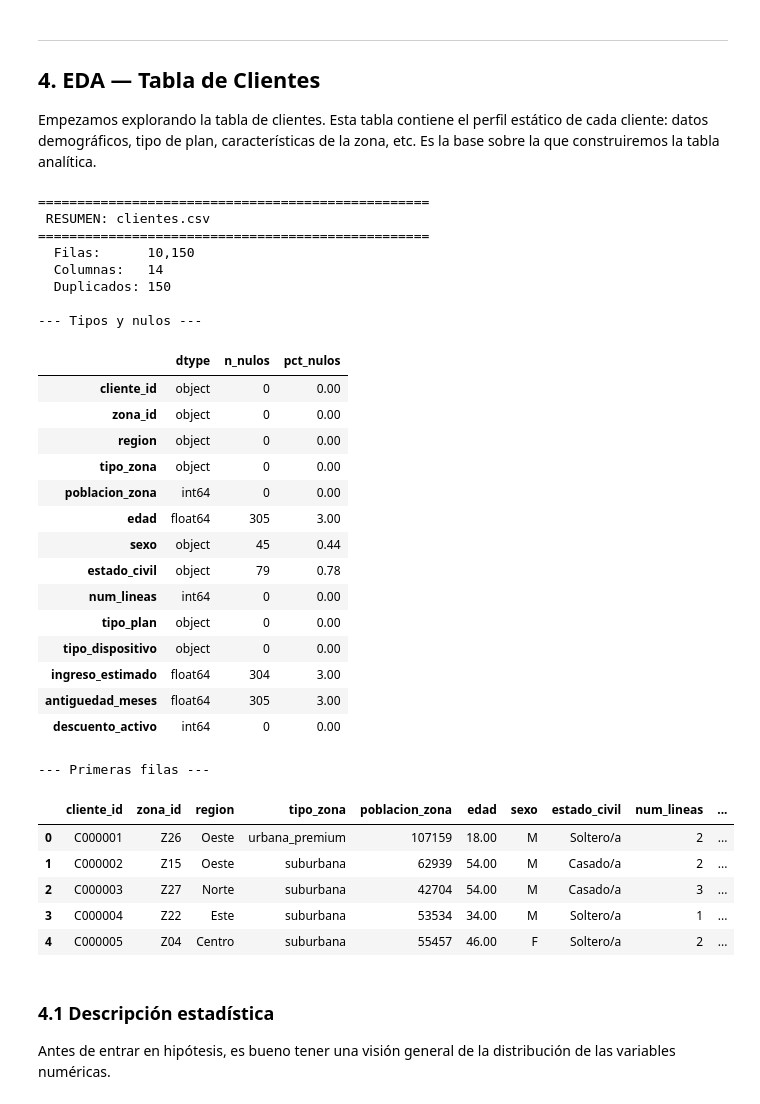
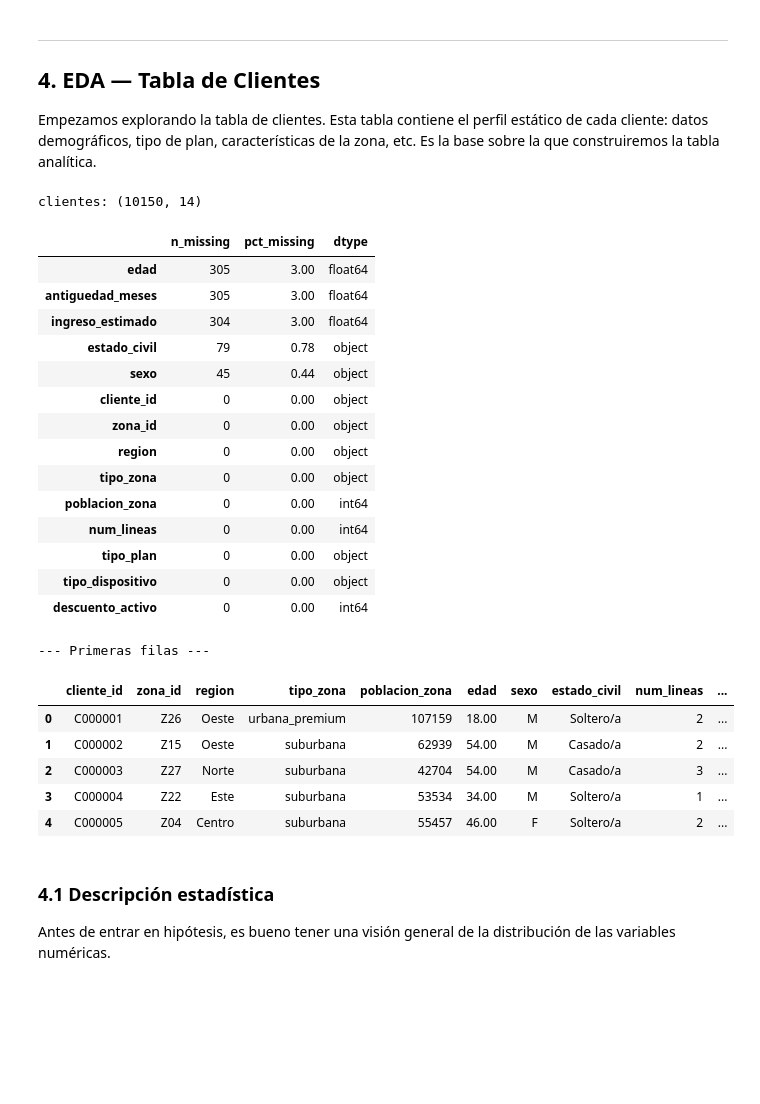
Before and after one commit to jasanhon/UCV-Churn, a Jupyter notebook: notebooks/EDA_Cliente_Soporte_Churn.ipynb, the cells around one changed output. Cells and saved outputs as stored; diff of their text form; code cells hidden in the pictures; blank space fills up the shorter version.

```diff
--- a/notebooks/EDA_Cliente_Soporte_Churn.ipynb
+++ b/notebooks/EDA_Cliente_Soporte_Churn.ipynb
@@ -124,21 +82,12 @@ Funciones auxiliares definidas correctamente
 # %% [markdown]
 ## 3. Carga de datos
 # %%
-path_clientes = '../data/raw/clientes.csv'
-path_churn = '../data/raw/churn_target.csv'
-path_soporte = '../data/raw/interacciones_soporte.csv'
+# Cargamos los CSV crudos sin limpieza de negocio
+clientes = load_clientes()
+churn    = load_churn()
+soporte  = load_soporte()
 
-# Cargamos los tres ficheros del caso
-clientes = pd.read_csv(path_clientes)
-churn = pd.read_csv(path_churn)
-soporte= pd.read_csv(path_soporte)
-
-# Conversión de fechas corregida
-churn['fecha'] = pd.to_datetime(churn['fecha'], dayfirst=True)
-soporte['fecha_evento'] = pd.to_datetime(soporte['fecha_evento'], format='mixed', dayfirst=True)
-soporte['mes'] = pd.to_datetime(soporte['mes'], dayfirst=True)
-
-print(f'clientes.csv:              {clientes.shape[0]:,} filas x {clientes.shape[1]} columnas')
-print(f'churn_target.csv:          {churn.shape[0]:,} filas x {churn.shape[1]} columnas')
-print(f'interacciones_soporte.csv: {soporte.shape[0]:,} filas x {soporte.shape[1]} columnas')
+print(f'clientes:  {clientes.shape}')
+print(f'churn:     {churn.shape}')
+print(f'soporte:   {soporte.shape}')
 # %% [output]
@@ -151,33 +103,27 @@ interacciones_soporte.csv: 308,487 filas x 13 columnas
 
 Empezamos explorando la tabla de clientes. Esta tabla contiene el perfil estático de cada cliente: datos demográficos, tipo de plan, características de la zona, etc. Es la base sobre la que construiremos la tabla analítica.
 # %%
-resumen_df(clientes, 'clientes.csv')
+print(f'clientes: {clientes.shape}')
+display(missing_summary(clientes))
 print('\n--- Primeras filas ---')
 display(clientes.head())
 # %% [output]
-==================================================
- RESUMEN: clientes.csv
-==================================================
-  Filas:      10,150
-  Columnas:   14
-  Duplicados: 150
-
---- Tipos y nulos ---
+clientes: (10150, 14)
-|  | dtype | n_nulos | pct_nulos |
-| cliente_id | object | 0 | 0.00 |
-| zona_id | object | 0 | 0.00 |
-| region | object | 0 | 0.00 |
-| tipo_zona | object | 0 | 0.00 |
-| poblacion_zona | int64 | 0 | 0.00 |
-| edad | float64 | 305 | 3.00 |
-| sexo | object | 45 | 0.44 |
-| estado_civil | object | 79 | 0.78 |
-| num_lineas | int64 | 0 | 0.00 |
-| tipo_plan | object | 0 | 0.00 |
-| tipo_dispositivo | object | 0 | 0.00 |
-| ingreso_estimado | float64 | 304 | 3.00 |
-| antiguedad_meses | float64 | 305 | 3.00 |
-| descuento_activo | int64 | 0 | 0.00 |
+|  | n_missing | pct_missing | dtype |
+| edad | 305 | 3.00 | float64 |
+| antiguedad_meses | 305 | 3.00 | float64 |
+| ingreso_estimado | 304 | 3.00 | float64 |
+| estado_civil | 79 | 0.78 | object |
+| sexo | 45 | 0.44 | object |
+| cliente_id | 0 | 0.00 | object |
+| zona_id | 0 | 0.00 | object |
+| region | 0 | 0.00 | object |
+| tipo_zona | 0 | 0.00 | object |
+| poblacion_zona | 0 | 0.00 | int64 |
+| num_lineas | 0 | 0.00 | int64 |
+| tipo_plan | 0 | 0.00 | object |
+| tipo_dispositivo | 0 | 0.00 | object |
+| descuento_activo | 0 | 0.00 | int64 |
 --- Primeras filas ---
 |  | cliente_id | zona_id | region | tipo_zona | poblacion_zona | edad | sexo | estado_civil | num_lineas | ... |
 | 0 | C000001 | Z26 | Oeste | urbana_premium | 107159 | 18.00 | M | Soltero/a | 2 | ... |
```
Also changed, not shown: parts of 8 cells of this notebook, 7 other files.
